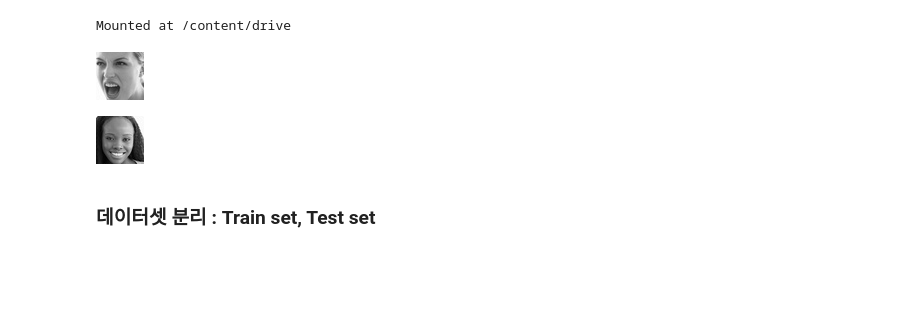
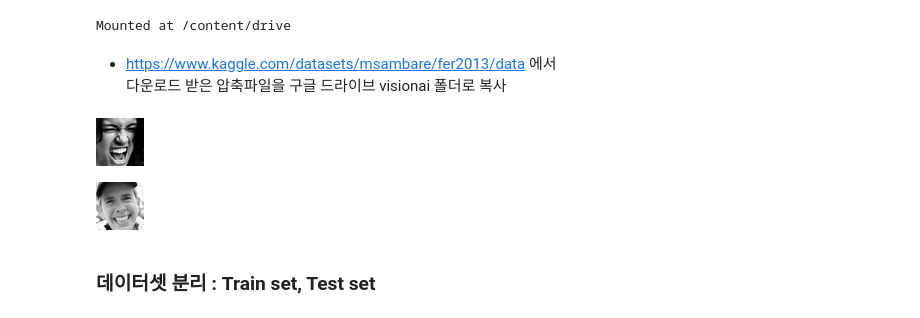
Before and after one commit to kgpark88/visionai, a Jupyter notebook: emotion_classification.ipynb, the cells around one changed output. Cells and saved outputs as stored; diff of their text form; code cells hidden in the pictures; blank space fills up the shorter version.

```diff
--- a/emotion_classification.ipynb
+++ b/emotion_classification.ipynb
@@ -27,4 +27,7 @@ from google.colab import drive
 drive.mount('/content/drive')
 # %% [output]
 Mounted at /content/drive
+# %% [markdown]
+- https://www.kaggle.com/datasets/msambare/fer2013/data 에서
+ 다운로드 받은 압축파일을 구글 드라이브 visionai 폴더로 복사
 # %%
@@ -33,14 +36,14 @@ zip_object = zipfile.ZipFile(file=path, mode='r')
 zip_object.extractall('./')
 zip_object.close()
 # %%
-tf.keras.preprocessing.image.load_img('/content/fer2013/train/Angry/1541.jpg')
+tf.keras.preprocessing.image.load_img('/content/train/angry/Training_2081591.jpg')
 # %% [output]
-[figure, old version]
+[figure, new version]
 # %%
-image = tf.keras.preprocessing.image.load_img('/content/fer2013/train/Happy/1001.jpg')
+image = tf.keras.preprocessing.image.load_img('/content/train/happy/Training_932739.jpg')
 image
 # %% [output]
-[figure, old version]
+[figure, new version]
 # %% [markdown]
 ### 데이터셋 분리 : Train set, Test set
 # %%
```
Also changed, not shown: parts of 44 cells of this notebook.
